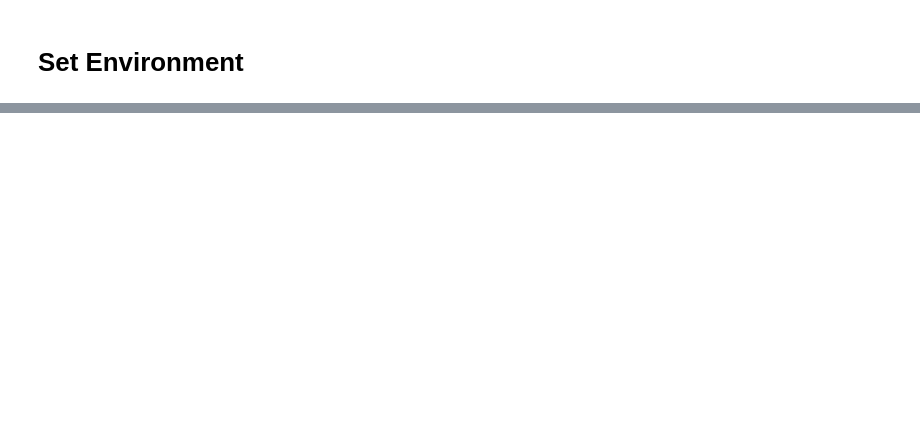
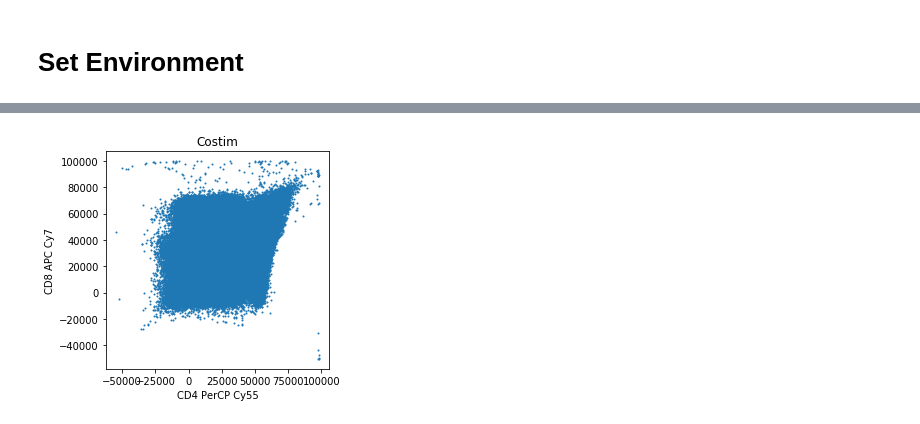
Before and after one commit to clintko/Proj_SingleCell, a Jupyter notebook: Pipeline/Pipeline04_Interpolation_v02.ipynb, the cells around one changed output, grey strips where cells are left out. Drawn from its saved outputs; the diff is of its cells as text; code cells hidden in the pictures; blank space fills up the shorter version.

```diff
--- a/Pipeline/Pipeline04_Interpolation_v02.ipynb
+++ b/Pipeline/Pipeline04_Interpolation_v02.ipynb
@@ -24,0 +182,3 @@ tail = lambda x, k = 6: x[-k:]
+# %%
+data_matrix = np.array(list(data['Costim']) + list(data['CMV']) + list(data['SEB']))
+data_matrix.shape
@@ -24,0 +243,2 @@ tail = lambda x, k = 6: x[-k:]
+# %%
+data_wrapped = Data_Wrapper(data_matrix, data_label)
@@ -24,0 +325,5 @@ tail = lambda x, k = 6: x[-k:]
+# %%
+pca = PCA(n_components = 2)
+coord = pca.fit_transform(data_wrapped.matrix)
+# %%
+data_wrapped.set_coord(coord)
@@ -24,0 +363,16 @@ tail = lambda x, k = 6: x[-k:]
+# %%
+fig, ax = plt.subplots(1, 1, figsize = (4, 4))
+
+idx_sample = 0
+data_wrapped.plot_pairwise(
+    ax,
+    idx_sample = idx_sample,
+    idx_feature1 = 5, idx_feature2 = 6)
+
+ax.set_title(data_wrapped.get_label(k = idx_sample))
+ax.set_xlabel("CD4 PerCP Cy55")
+ax.set_ylabel("CD8 APC Cy7")
+
+plt.show()
+# %% [output]
+[figure, added]
```
Also changed, not shown: parts of 38 cells of this notebook.
